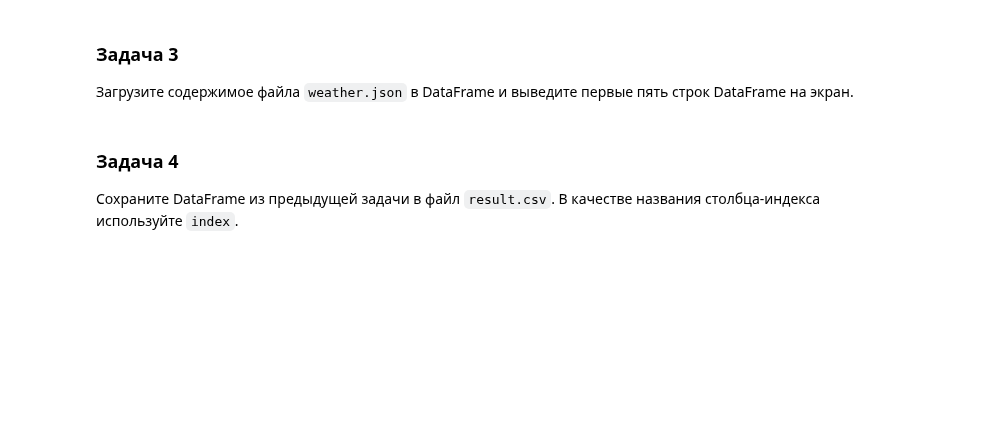
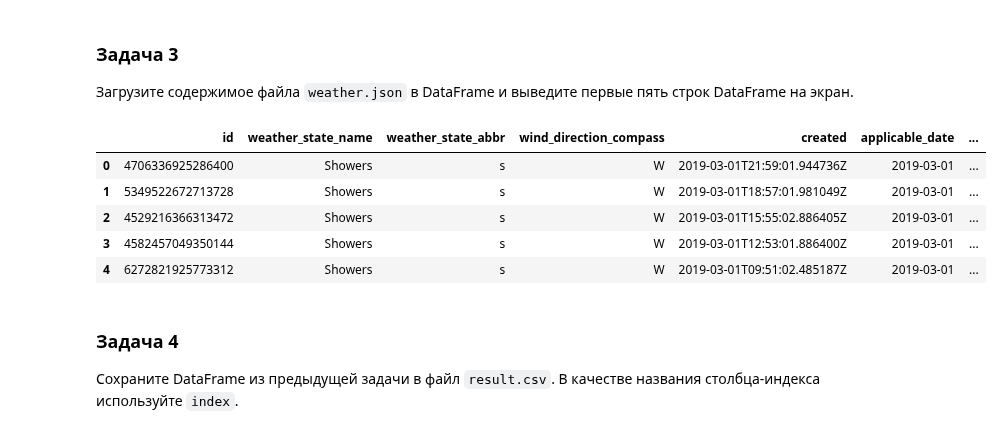
Before and after one commit to larinsi/DS0P, a Jupyter notebook: Data_scientist_Entry_level_analytics/11_Reading_and_writing_data_Part2/Чтение_и_запись_данных_2_ДЗ.ipynb, the cells around one changed output. Drawn from its saved outputs; the diff is of its cells as text; code cells hidden in the pictures; blank space fills up the shorter version.

```diff
--- a/Data_scientist_Entry_level_analytics/11_Reading_and_writing_data_Part2/Чтение_и_запись_данных_2_ДЗ.ipynb
+++ b/Data_scientist_Entry_level_analytics/11_Reading_and_writing_data_Part2/Чтение_и_запись_данных_2_ДЗ.ipynb
@@ -70,3 +68,13 @@ with open ('weather.json', 'w') as file:
+# %%
+df = pd.read_json('weather.json')
+df.head()
+# %% [output]
+|  | id | weather_state_name | weather_state_abbr | wind_direction_compass | created | applicable_date | ... |
+| 0 | 4706336925286400 | Showers | s | W | 2019-03-01T21:59:01.944736Z | 2019-03-01 | ... |
+| 1 | 5349522672713728 | Showers | s | W | 2019-03-01T18:57:01.981049Z | 2019-03-01 | ... |
+| 2 | 4529216366313472 | Showers | s | W | 2019-03-01T15:55:02.886405Z | 2019-03-01 | ... |
+| 3 | 4582457049350144 | Showers | s | W | 2019-03-01T12:53:01.886400Z | 2019-03-01 | ... |
+| 4 | 6272821925773312 | Showers | s | W | 2019-03-01T09:51:02.485187Z | 2019-03-01 | ... |
 # %% [markdown]
 ### Задача 4
 
```
Also changed, not shown: parts of 1 cell of this notebook.
